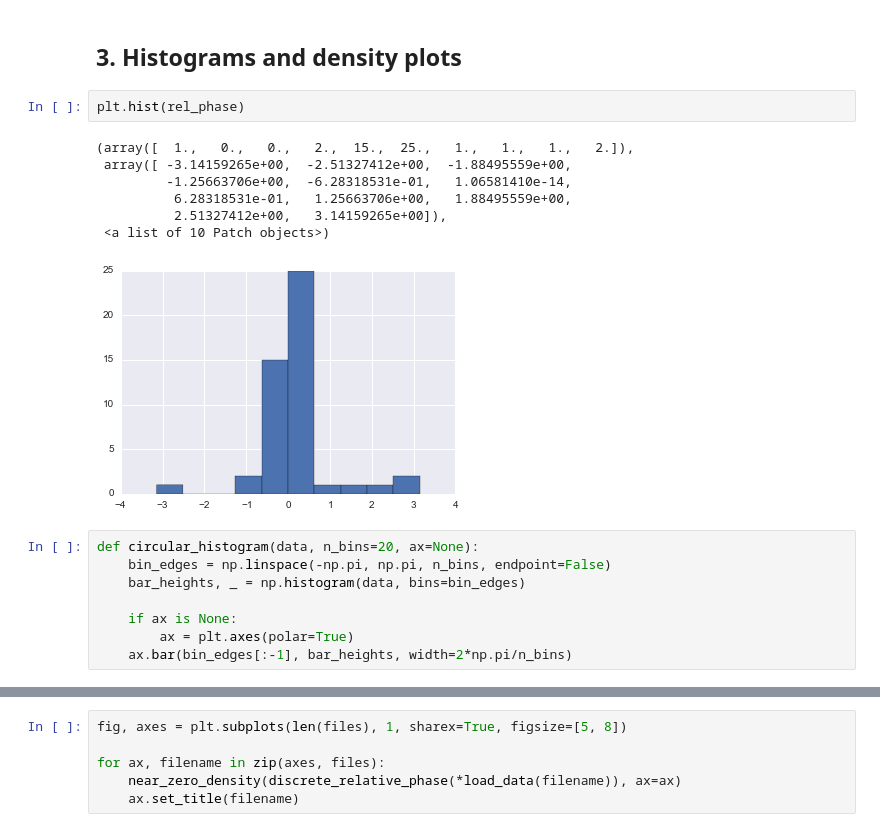
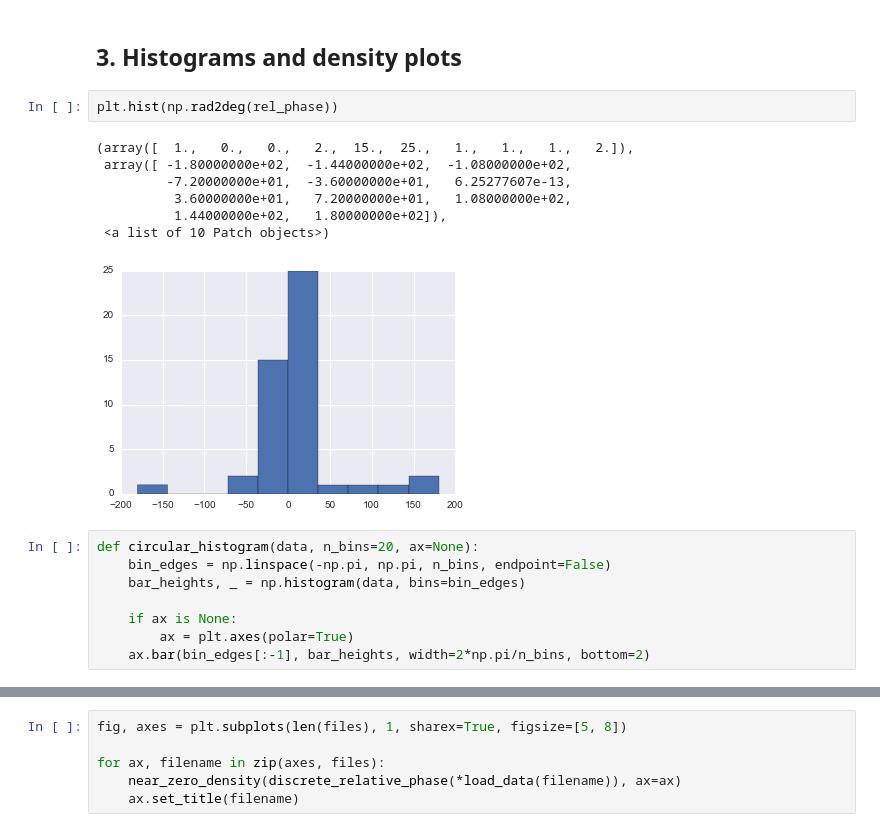
Before and after one commit to hsharrison/open-source-science-workshop, a Jupyter notebook: sessions/2014-07-16/2-pendulums.ipynb, the cells around one changed output, grey strips where cells are left out. Cells and saved outputs as stored; diff of their text form.

```diff
--- a/sessions/2014-07-16/2-pendulums.ipynb
+++ b/sessions/2014-07-16/2-pendulums.ipynb
@@ -385,15 +403,15 @@ SD  : 39.91 deg
 # %% [markdown]
 ## 3. Histograms and density plots
 # %%
-plt.hist(rel_phase)
+plt.hist(np.rad2deg(rel_phase))
 # %% [output]
 (array([  1.,   0.,   0.,   2.,  15.,  25.,   1.,   1.,   1.,   2.]),
- array([ -3.14159265e+00,  -2.51327412e+00,  -1.88495559e+00,
-         -1.25663706e+00,  -6.28318531e-01,   1.06581410e-14,
-          6.28318531e-01,   1.25663706e+00,   1.88495559e+00,
-          2.51327412e+00,   3.14159265e+00]),
+ array([ -1.80000000e+02,  -1.44000000e+02,  -1.08000000e+02,
+         -7.20000000e+01,  -3.60000000e+01,   6.25277607e-13,
+          3.60000000e+01,   7.20000000e+01,   1.08000000e+02,
+          1.44000000e+02,   1.80000000e+02]),
  <a list of 10 Patch objects>)
-[figure, old version]
+[figure, new version]
 # %%
 def circular_histogram(data, n_bins=20, ax=None):
     bin_edges = np.linspace(-np.pi, np.pi, n_bins, endpoint=False)
@@ -401,7 +419,7 @@ def circular_histogram(data, n_bins=20, ax=None):
 
     if ax is None:
         ax = plt.axes(polar=True)
-    ax.bar(bin_edges[:-1], bar_heights, width=2*np.pi/n_bins)
+    ax.bar(bin_edges[:-1], bar_heights, width=2*np.pi/n_bins, bottom=2)
 # %%
 files = glob('data*.txt')
 fig, axes = plt.subplots(len(files), 1, figsize=[8, 16], subplot_kw={'polar': True})
```
Also changed, not shown: parts of 24 cells of this notebook, 1 other file.
